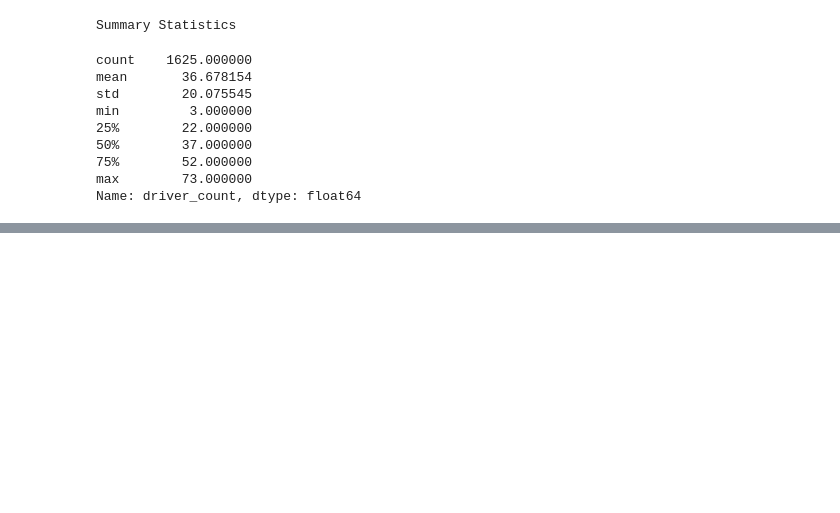
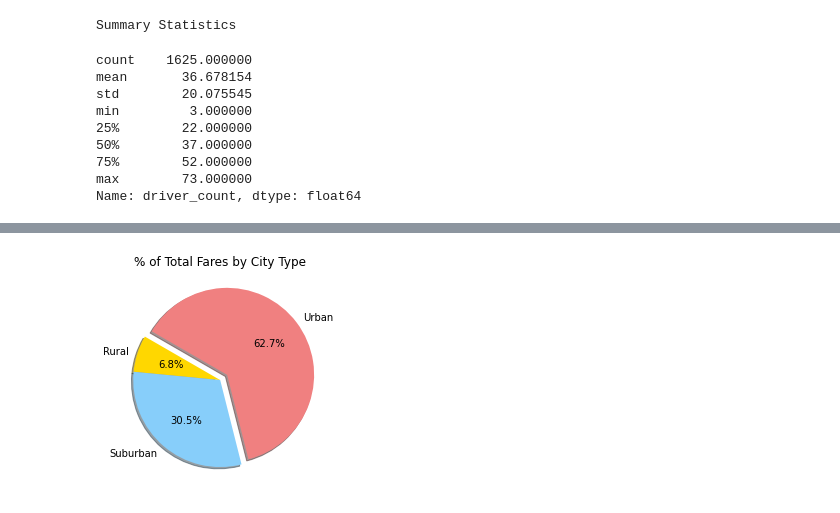
Before and after one commit to swlim314/PyBer_Analysis_Week_5, a Jupyter notebook: PyBer.ipynb, the cells around one changed output, grey strips where cells are left out. Drawn from its saved outputs; the diff is of its cells as text; code cells hidden in the pictures; blank space fills up the shorter version.

```diff
--- a/PyBer.ipynb
+++ b/PyBer.ipynb
@@ -560,0 +593,20 @@ Name: driver_count, dtype: float64
+# %%
+# Import mpl to change the plot configurations using rcParams.
+import matplotlib as mpl
+# Build Pie Chart
+plt.subplots(figsize=(10, 6))
+plt.pie(type_percents,
+    labels=["Rural", "Suburban", "Urban"],
+    colors=["gold", "lightskyblue", "lightcoral"],
+    explode=[0, 0, 0.1],
+    autopct='%1.1f%%',
+    shadow=True, startangle=150)
+plt.title("% of Total Fares by City Type")
+# Change the default font size from 10 to 14.
+mpl.rcParams['font.size'] = 14
+# Save Figure
+plt.savefig("analysis/Fig5.png")
+# Show Figure
+plt.show()
+# %% [output]
+[figure, added]
```
Also changed, not shown: parts of 4 cells of this notebook.
